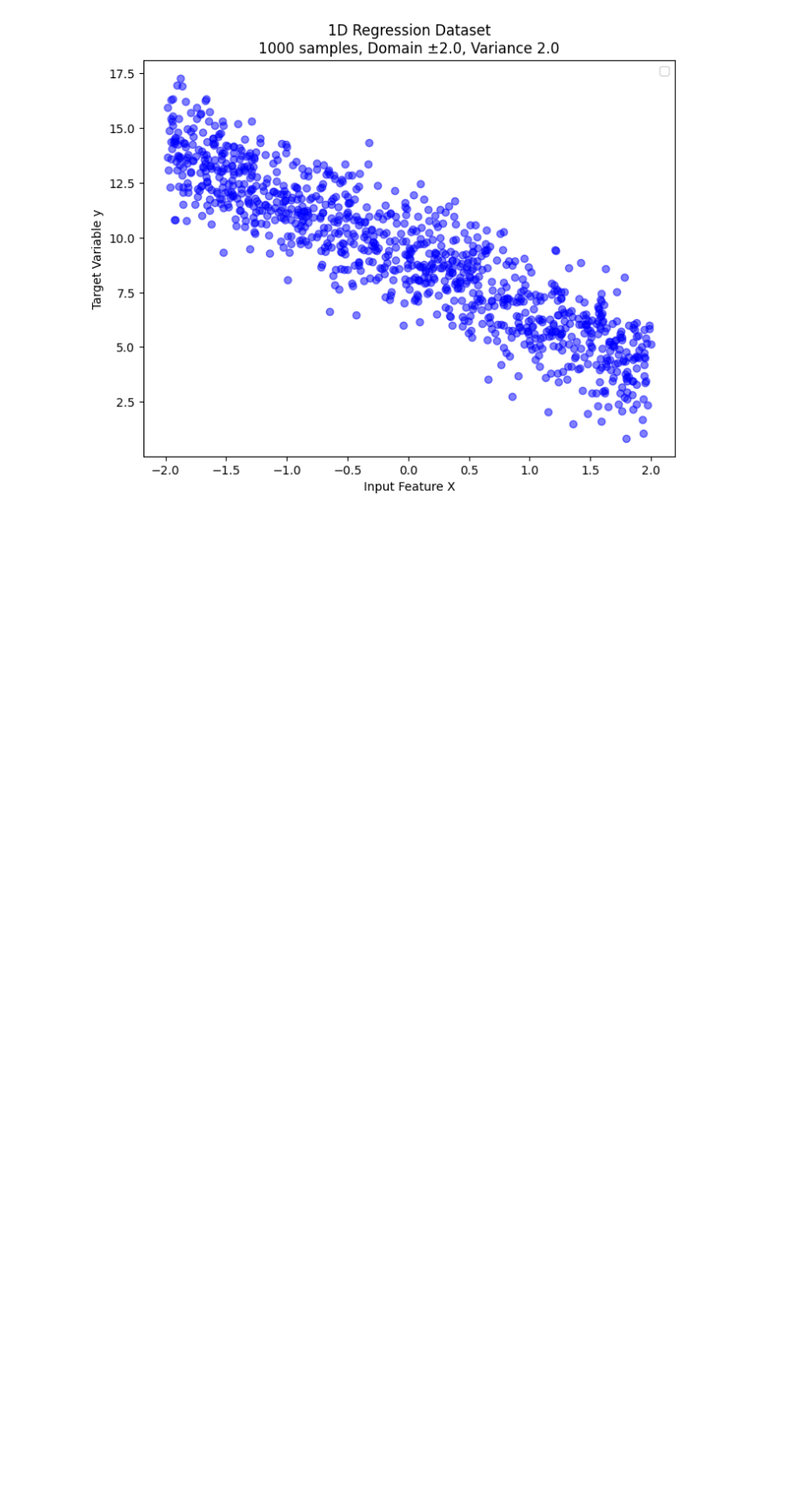
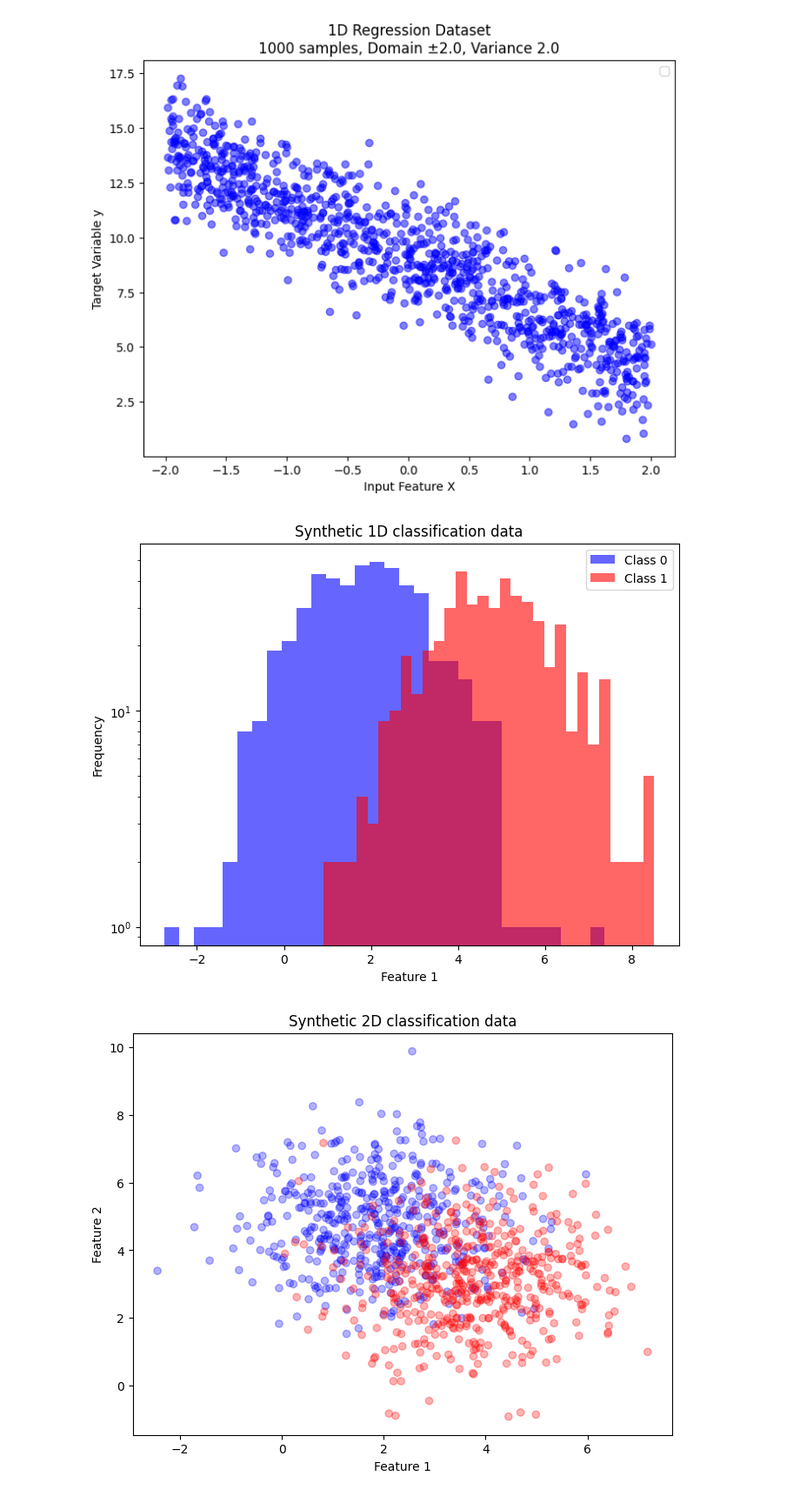
Before and after one commit to graphcore-research/minimol, a Jupyter notebook: notebooks/uncertainty_weighing.ipynb, the cells around one changed output. Shown: that part at 87% size. Cells and saved outputs as stored; diff of their text form; code cells hidden in the pictures; blank space fills up the shorter version.

```diff
--- a/notebooks/uncertainty_weighing.ipynb
+++ b/notebooks/uncertainty_weighing.ipynb
@@ -121,4 +123,77 @@ plt.legend()
 plt.show()
 # %% [output]
 [figure]
+# %%
+import numpy as np
+import matplotlib.pyplot as plt
+
+def generate_classification_data(n_samples      : int,
+                                 variance       : float,
+                                 n_features     : int = 2,
+                                 mean_range     : tuple = (0, 5),
+                                 variance_range : tuple = (0.5, 2.5),
+                                 seed           : int = 42,
+                                 as_tensors     : bool = False,
+                                 one_hot        : bool = False):
+    """
+    The variance is defined as `(var0 + var1) / (||mu1 - mu0||^2)`
+    """
+    np.random.seed(seed)
+
+    # var0, var1 = 0, -1
+    # while var1 <= 0:
+    #     mu0 = np.random.uniform(mean_range[0], mean_range[1], n_features)
+    #     mu1 = np.random.uniform(mean_range[0], mean_range[1], n_features)
+    #     mean_distance = np.linalg.norm(mu1 - mu0) ** 2
+    #     var0 = np.random.uniform(variance_range[0], variance_range[1])
+    #     var1 = variance * mean_distance - var0
+
+
+    mu0 = np.random.uniform(mean_range[0], mean_range[1], n_features)
+    mu1 = np.random.uniform(mean_range[0], mean_range[1], n_features)
+    mean_distance = np.linalg.norm(mu1 - mu0) ** 2
+    var0 = var1 = variance * mean_distance / 2
+
+    cov0 = np.diag([np.sqrt(var0)] * n_features)
+    cov1 = np.diag([np.sqrt(var1)] * n_features)
+
+    X0 = np.random.multivariate_normal(mu0, cov0, n_samples//2)
+    X1 = np.random.multivariate_normal(mu1, cov1, n_samples//2)
+
+    x = np.vstack([X0, X1])
+    y = np.hstack([np.zeros(n_samples//2), np.ones(n_samples//2)])
+
+    if one_hot:
+        y = np.eye(2)[y.astype(int)]
+
+    if as_tensors:
+        x_tensor = torch.from_numpy(x).float()
+        y_tensor = torch.from_numpy(y).float() if one_hot else torch.from_numpy(y).long()
+        return x_tensor, y_tensor
+
+    return x, y
+
+n_samples = 1000
+class_variance = 1.0
+
+x, y = generate_classification_data(n_samples, class_variance, n_features=1)
+plt.figure(figsize=(8, 6))
+plt.hist(x[y == 0, 0], log=True, bins=30, alpha=0.6, color='blue', label='Class 0')
+plt.hist(x[y == 1, 0], log=True, bins=30, alpha=0.6, color='red', label='Class 1')
+plt.xlabel('Feature 1')
+plt.ylabel('Frequency')
+plt.title('Synthetic 1D classification data')
+plt.legend()
+plt.show()
+
+x, y = generate_classification_data(n_samples, class_variance, n_features=2)
+plt.figure(figsize=(8, 6))
+plt.scatter(x[:, 0], x[:, 1], c=y, cmap='bwr', alpha=0.3)
+plt.xlabel('Feature 1')
+plt.ylabel('Feature 2')
+plt.title('Synthetic 2D classification data')
+plt.show()
+# %% [output]
+[figure, added]
+[figure, added]
 # %%
```
Also changed, not shown: parts of 12 cells of this notebook, 2 other files.
